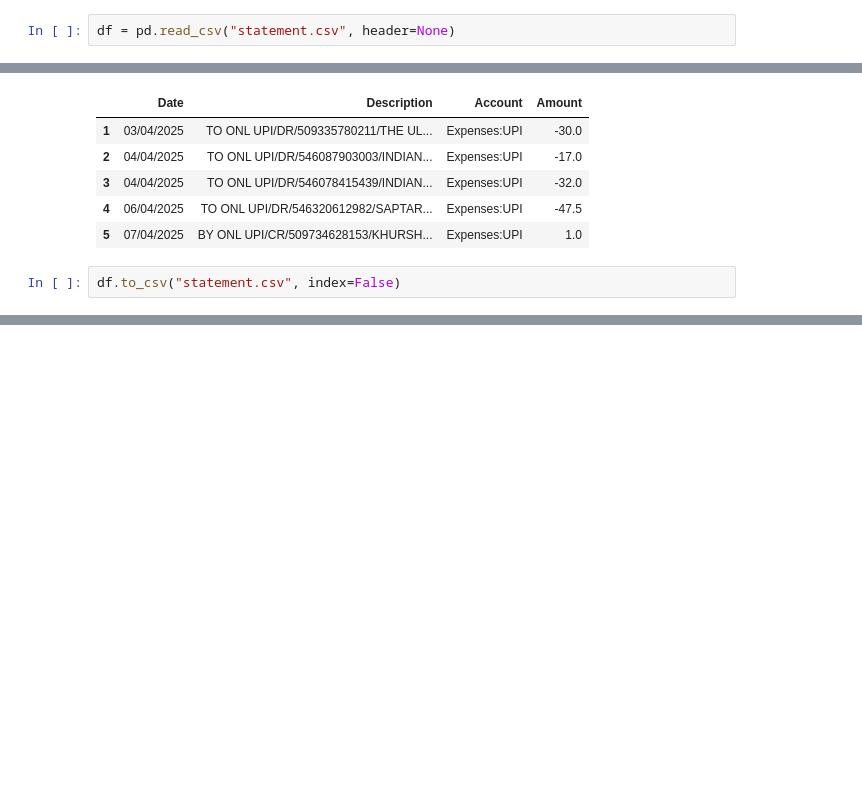
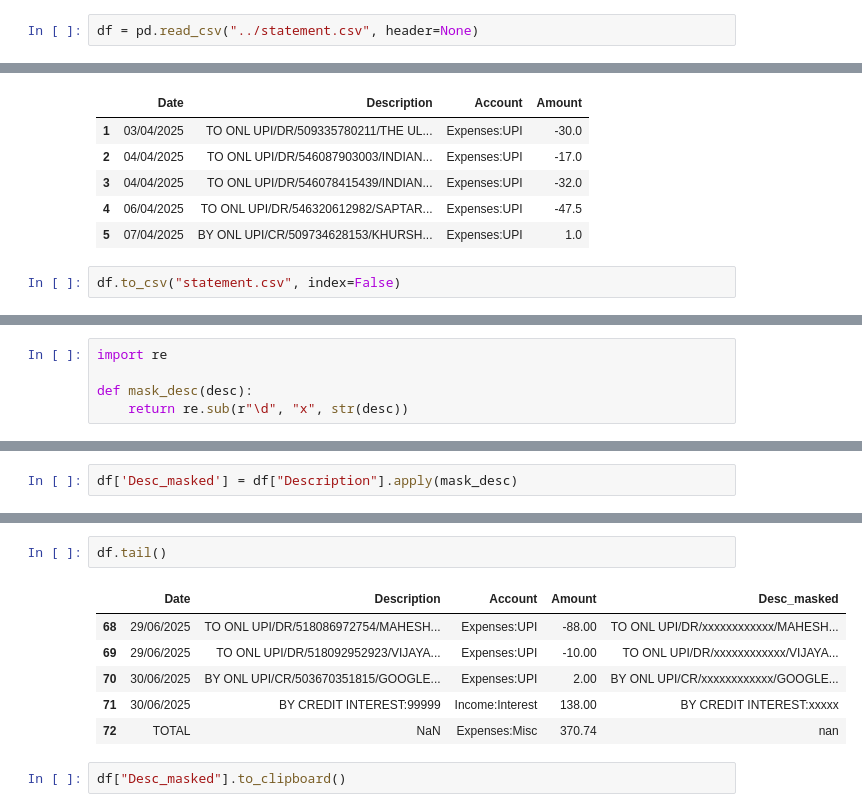
Before and after one commit to shri29s/gnucash-cub-processor, a Jupyter notebook: Notebooks/cub_preprocess.ipynb, the cells around one changed output, grey strips where cells are left out. Cells and saved outputs as stored; diff of their text form; blank space fills up the shorter version.

```diff
--- a/Notebooks/cub_preprocess.ipynb
+++ b/Notebooks/cub_preprocess.ipynb
@@ -16,7 +16,7 @@ def convert(pdf_path, csv_path):
 # %%
 convert("../statement_pdf.pdf", "../statement.csv")
 # %%
-df = pd.read_csv("statement.csv", header=None)
+df = pd.read_csv("../statement.csv", header=None)
 # %%
 df.head()
 # %% [output]
@@ -123,0 +138,5 @@ df[df['Date'] != "TOTAL"]
+# %%
+import re
+
+def mask_desc(desc):
+    return re.sub(r"\d", "x", str(desc))
@@ -123,0 +147,2 @@ df[df['Date'] != "TOTAL"]
+# %%
+df['Desc_masked'] = df["Description"].apply(mask_desc)
@@ -123,0 +164,11 @@ df[df['Date'] != "TOTAL"]
+# %%
+df.tail()
+# %% [output]
+|  | Date | Description | Account | Amount | Desc_masked |
+| 68 | 29/06/2025 | TO ONL UPI/DR/518086972754/MAHESH... | Expenses:UPI | -88.00 | TO ONL UPI/DR/xxxxxxxxxxxx/MAHESH... |
+| 69 | 29/06/2025 | TO ONL UPI/DR/518092952923/VIJAYA... | Expenses:UPI | -10.00 | TO ONL UPI/DR/xxxxxxxxxxxx/VIJAYA... |
+| 70 | 30/06/2025 | BY ONL UPI/CR/503670351815/GOOGLE... | Expenses:UPI | 2.00 | BY ONL UPI/CR/xxxxxxxxxxxx/GOOGLE... |
+| 71 | 30/06/2025 | BY CREDIT INTEREST:99999 | Income:Interest | 138.00 | BY CREDIT INTEREST:xxxxx |
+| 72 | TOTAL | NaN | Expenses:Misc | 370.74 | nan |
+# %%
+df["Desc_masked"].to_clipboard()
```
Also changed, not shown: parts of 3 cells of this notebook, 3 other files.
